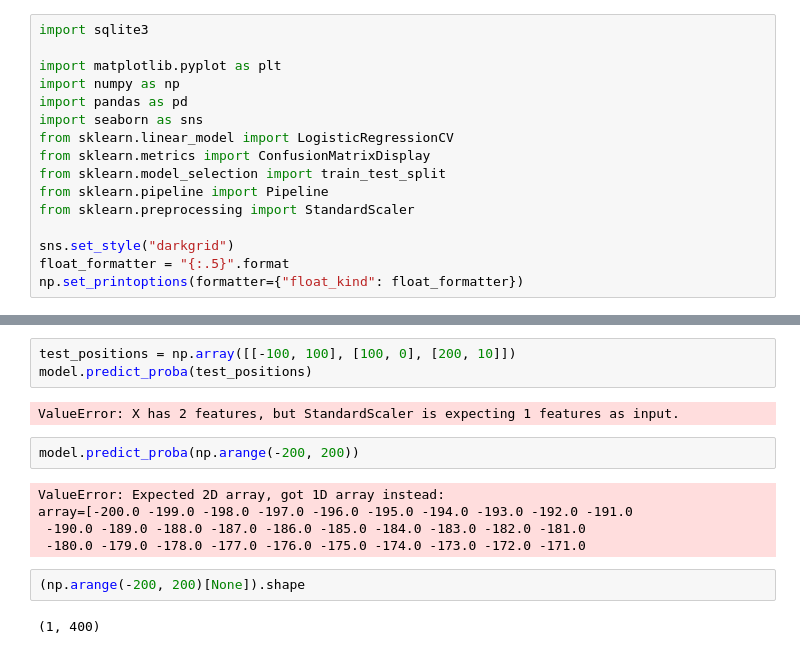
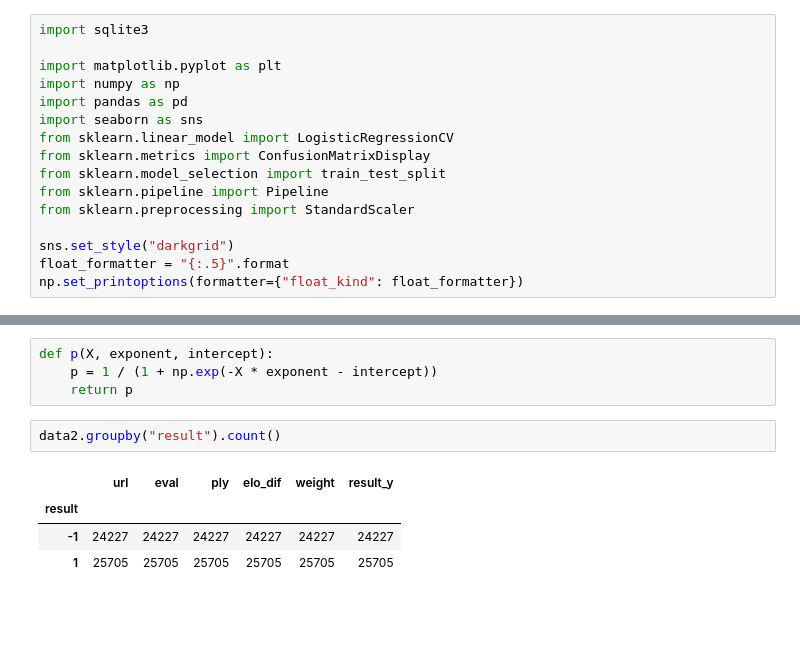
Before and after one commit to SandroMartens/Lichess-Win-Predictions, a Jupyter notebook: win_prob.ipynb, the cells around one changed output, grey strips where cells are left out. Drawn from its saved outputs; the diff is of its cells as text; blank space fills up the shorter version.

```diff
--- a/win_prob.ipynb
+++ b/win_prob.ipynb
@@ -218,16 +186,11 @@ ConfusionMatrixDisplay.from_estimator(
-# %%
-test_positions = np.array([[-100, 100], [100, 0], [200, 10]])
-model.predict_proba(test_positions)
-# %% [output]
-ValueError: X has 2 features, but StandardScaler is expecting 1 features as input.
-# %%
-model.predict_proba(np.arange(-200, 200))
-# %% [output]
-ValueError: Expected 2D array, got 1D array instead:
-array=[-200.0 -199.0 -198.0 -197.0 -196.0 -195.0 -194.0 -193.0 -192.0 -191.0
- -190.0 -189.0 -188.0 -187.0 -186.0 -185.0 -184.0 -183.0 -182.0 -181.0
- -180.0 -179.0 -178.0 -177.0 -176.0 -175.0 -174.0 -173.0 -172.0 -171.0
-# %%
-(np.arange(-200, 200)[None]).shape
-# %% [output]
-(1, 400)
+# %%
+def p(X, exponent, intercept):
+    p = 1 / (1 + np.exp(-X * exponent - intercept))
+    return p
+# %%
+data2.groupby("result").count()
+# %% [output]
+|  | url | eval | ply | elo_dif | weight | result_y |
+| result |  |  |  |  |  |  |
+| -1 | 24227 | 24227 | 24227 | 24227 | 24227 | 24227 |
+| 1 | 25705 | 25705 | 25705 | 25705 | 25705 | 25705 |
```
Also changed, not shown: parts of 8 cells of this notebook, 1 other file.
